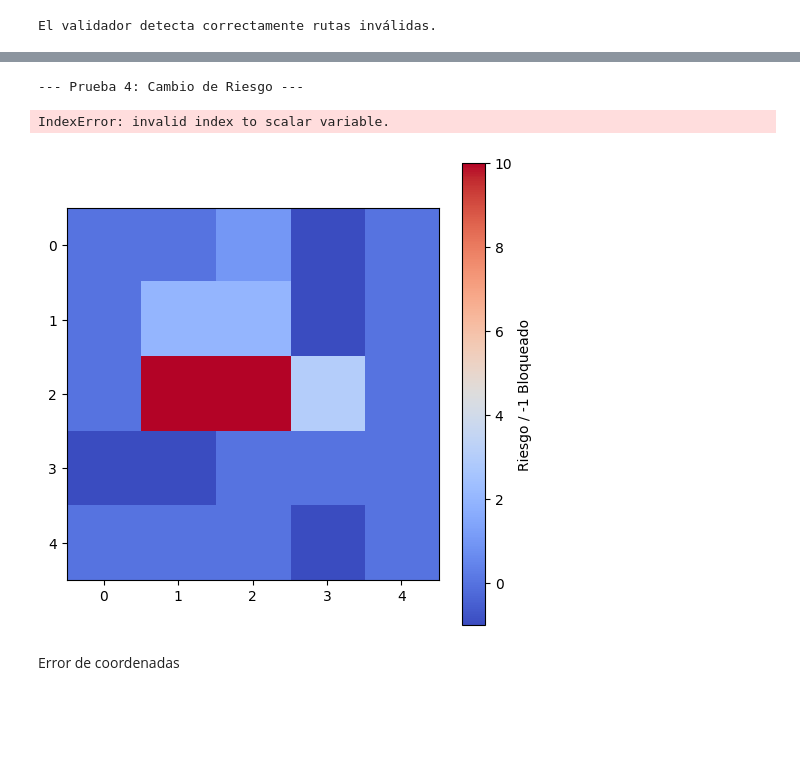
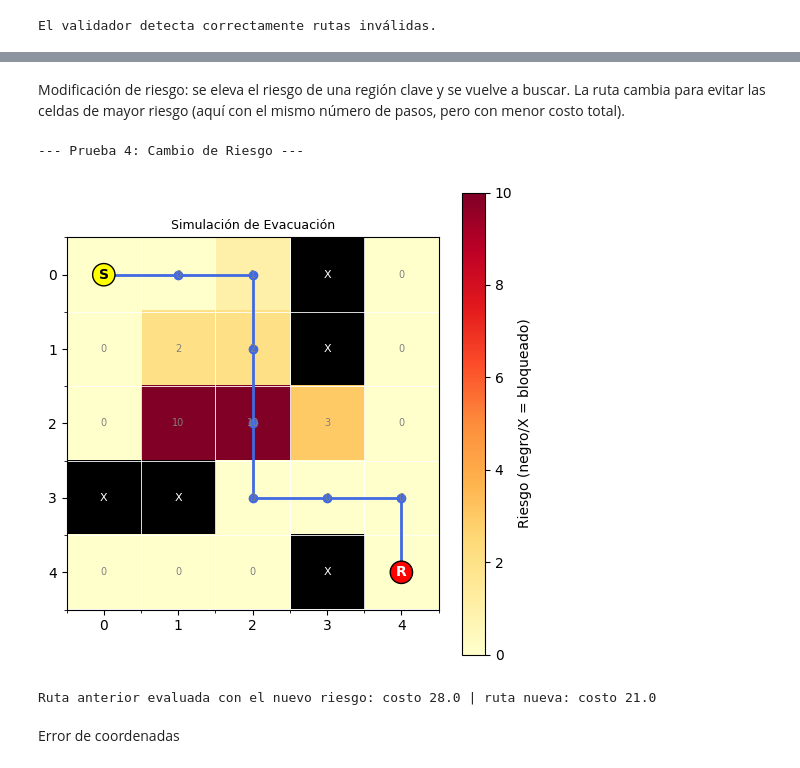
Before and after one commit to Venus108/Practica-de-Clase-2, a Jupyter notebook: Práctica_de_clase_2.ipynb, the cells around one changed output, grey strips where cells are left out. Cells and saved outputs as stored; diff of their text form; code cells hidden in the pictures; blank space fills up the shorter version.

```diff
--- a/Práctica_de_clase_2.ipynb
+++ b/Práctica_de_clase_2.ipynb
@@ -501,17 +399,28 @@ Modificación de riesgo: Elevar el riesgo de una región clave demuestra cómo e
+# %% [markdown]
+Modificación de riesgo: se eleva el riesgo de una región clave y se vuelve a buscar. La ruta cambia para evitar las celdas de mayor riesgo (aquí con el mismo número de pasos, pero con menor costo total).
 # %%
 print("--- Prueba 4: Cambio de Riesgo ---")
 mapa_prueba_4 = mapa_inundacion.copy()
 
 # Asignamos un riesgo extremo (ej. 10) al pasillo central directo
 mapa_prueba_4[2, 1] = 10
 mapa_prueba_4[2, 2] = 10
 
 ruta_4 = buscar_ruta(mapa_prueba_4, inicio, refugio, "dijkstra")
+ruta_base = buscar_ruta(mapa_inundacion, inicio, refugio, "dijkstra")
 visualizar_terreno(mapa_prueba_4, ruta_4)
+
+# Comprobación: la ruta debe reaccionar al cambio de riesgo
+assert ruta_4 != ruta_base, "la ruta debería cambiar al subir el riesgo"
+assert not ({(2, 1)} & set(ruta_4)), "la nueva ruta debería evitar la celda (2,1) de riesgo 10"
+costo_base_en_nuevo = costo_de_ruta(mapa_prueba_4, ruta_base)
+costo_nuevo = costo_de_ruta(mapa_prueba_4, ruta_4)
+assert costo_nuevo <= costo_base_en_nuevo
+print(f"Ruta anterior evaluada con el nuevo riesgo: costo {costo_base_en_nuevo} | ruta nueva: costo {costo_nuevo}")
 # %% [output]
 --- Prueba 4: Cambio de Riesgo ---
+[figure, new version]
-IndexError: invalid index to scalar variable.
+Ruta anterior evaluada con el nuevo riesgo: costo 28.0 | ruta nueva: costo 21.0
-[figure, old version]
 # %% [markdown]
 Error de coordenadas
 # %%
```
Also changed, not shown: parts of 16 cells of this notebook.
